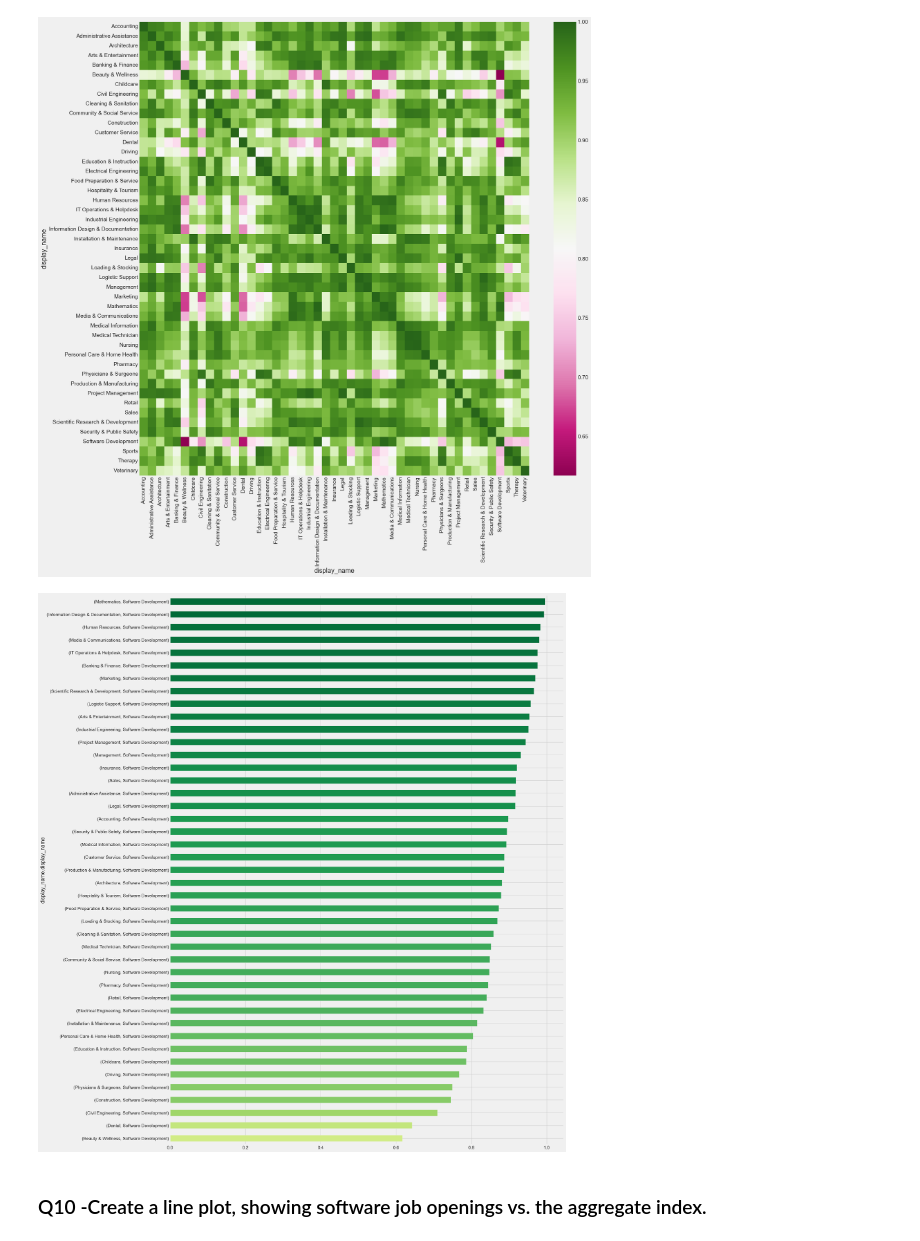
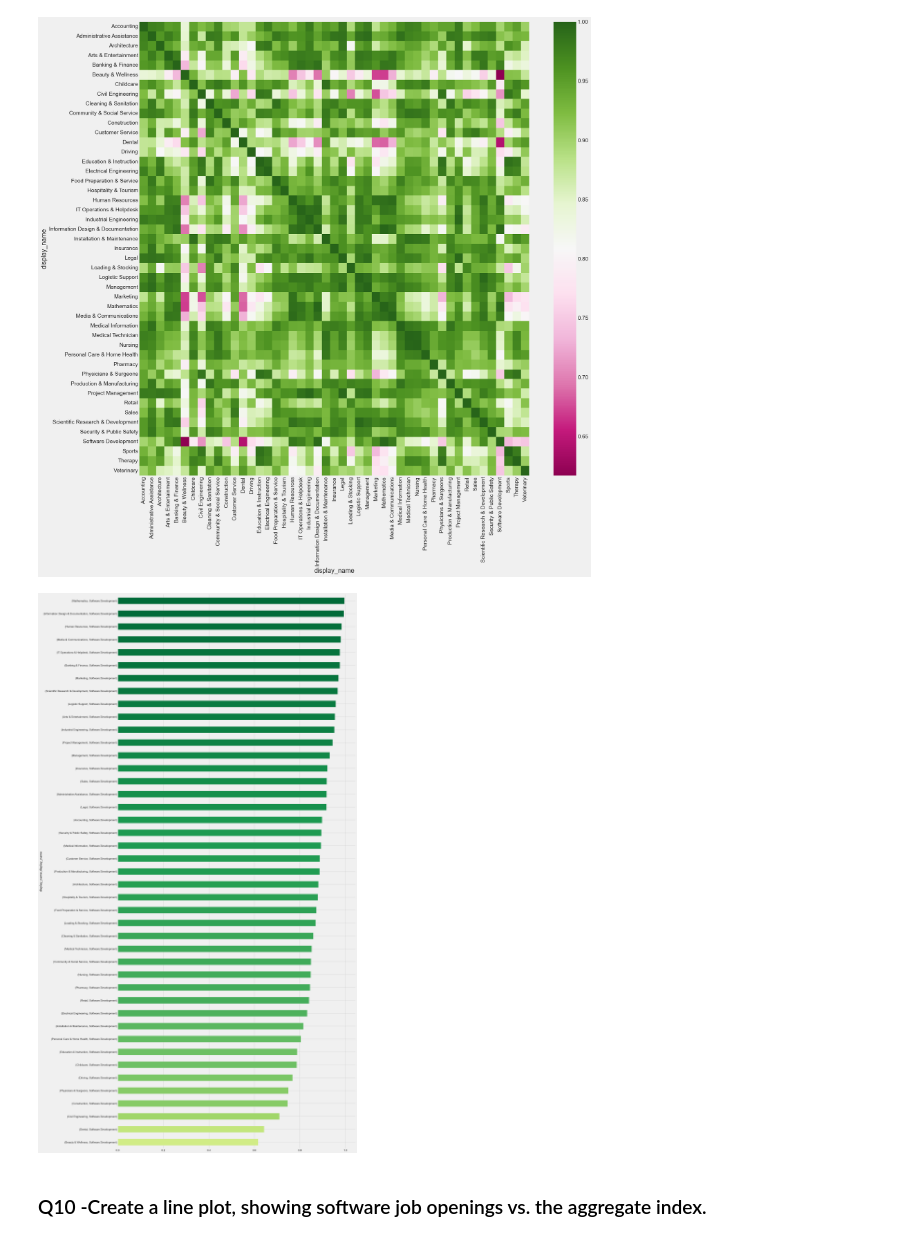
Before and after one commit to reneboygarcia/Bamboo-Weekly-by-Reuven-Lerner, a Jupyter notebook: BW_11-Software Jobs.ipynb, the cells around one changed output. Drawn from its saved outputs; the diff is of its cells as text; code cells hidden in the pictures.

```diff
--- a/BW_11-Software Jobs.ipynb
+++ b/BW_11-Software Jobs.ipynb
@@ -235,24 +235,24 @@ plt.show()
 # %%
 # Plot using horizontal bar graph
 # Tip form: https://twitter.com/levikul09/status/1547184495815643136?s=20
 
 # The matrix is symmetric so we need to extract upper triangle matrix without diagonal (k = 1)
 corr_matrix_ = (
     corr_matrix.where(np.triu(np.ones(corr_matrix.shape), k=1).astype(bool))
     .stack()
-    .sort_values(ascending=False)
+    .sort_values(ascending=True)
 )
 
-corr_sd = corr_matrix_.loc[:, ["Software Development"]].sort_values(ascending=True)
+corr_sd = corr_matrix_.loc[:, ["Software Development"]]
 
 # Plot
-fig, ax = plt.subplots(figsize=(20, 30))
+fig, ax = plt.subplots(figsize=(20, 50))
 norm = TwoSlopeNorm(vmin=0, vcenter=0.5, vmax=1)
 colors = [plt.cm.RdYlGn(norm(c)) for c in corr_sd.values]
 corr_sd.plot.barh(color=colors)
 plt.show()
 # %% [output]
-[figure, old version]
+[figure, new version]
 # %% [markdown]
 ### Q10 -Create a line plot, showing software job openings vs. the aggregate index.
 # %%
```
Also changed, not shown: parts of 3 cells of this notebook, 3 other files.
